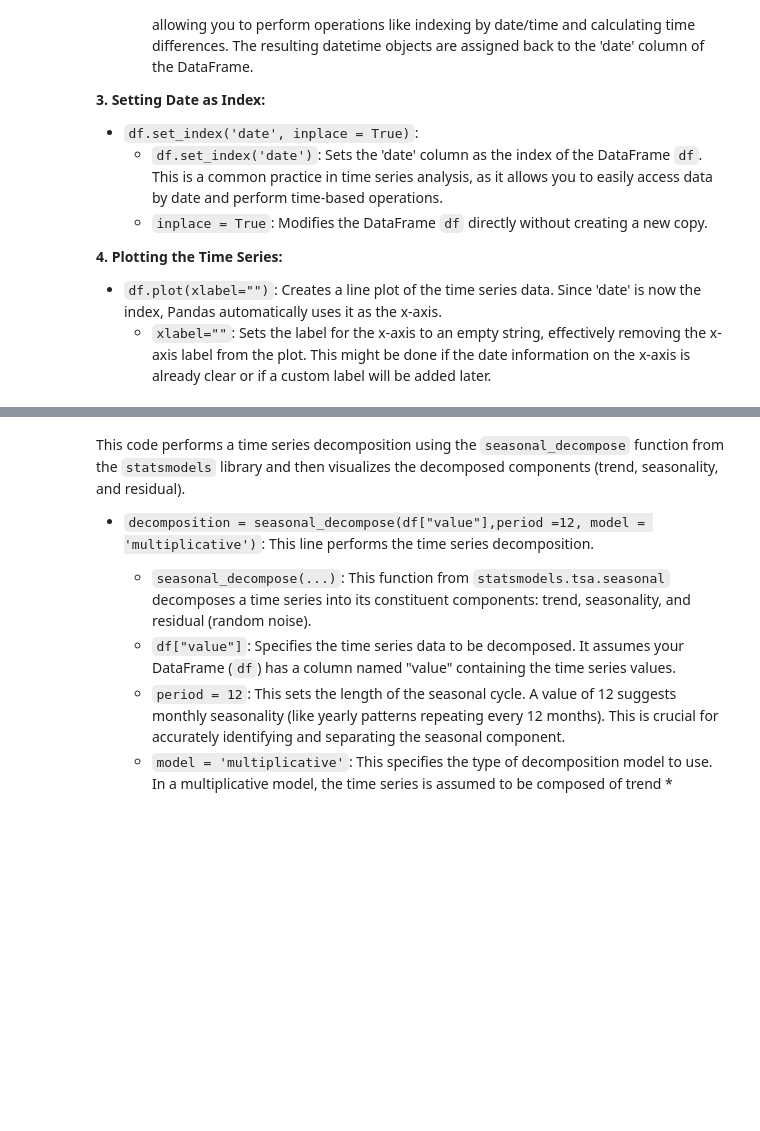
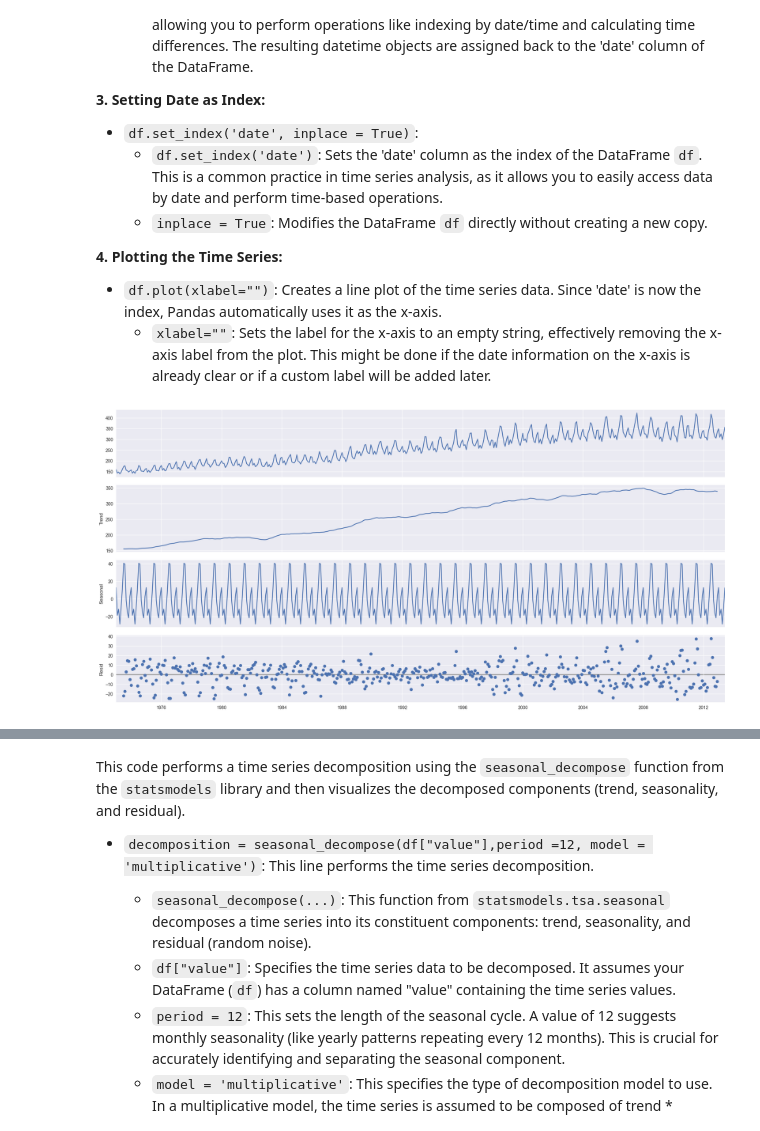
Before and after one commit to tng-konrad/time-series-with-Konrad, a Jupyter notebook: m02-smoothing-methods.ipynb, the cells around one changed output, grey strips where cells are left out. Cells and saved outputs as stored; diff of their text form; code cells hidden in the pictures; blank space fills up the shorter version.

```diff
--- a/m02-smoothing-methods.ipynb
+++ b/m02-smoothing-methods.ipynb
@@ -589,6 +607,14 @@ This load the CSV file containing US energy data, converts the 'date' column to
 
 *   `df.plot(xlabel="")`: Creates a line plot of the time series data.  Since 'date' is now the index, Pandas automatically uses it as the x-axis.
     *   `xlabel=""`: Sets the label for the x-axis to an empty string, effectively removing the x-axis label from the plot. This might be done if the date information on the x-axis is already clear or if a custom label will be added later.
+# %%
+decomposition = seasonal_decompose(df["value"],period =12, model = 'additive')
+figure = decomposition.plot()
+for ax in figure.get_axes():
+    ax.set_title("")
+plt.show()
+# %% [output]
+[figure, added]
 # %%
 decomposition = seasonal_decompose(df["value"],period =12, model = 'multiplicative')
 figure = decomposition.plot()
```
Also changed, not shown: parts of 16 cells of this notebook, 51 other files.
